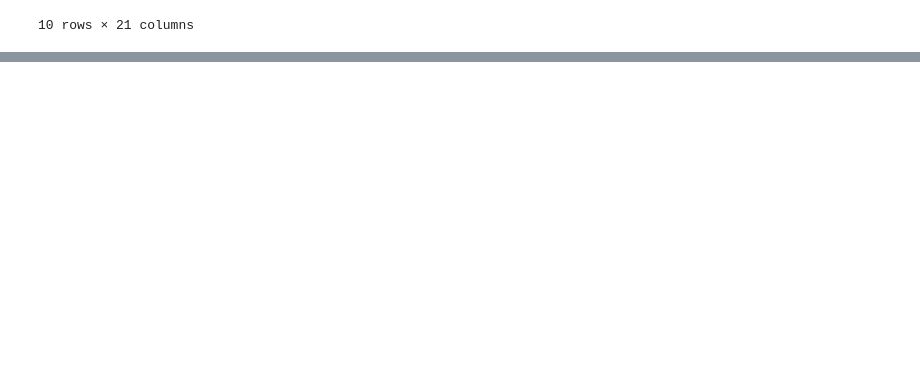
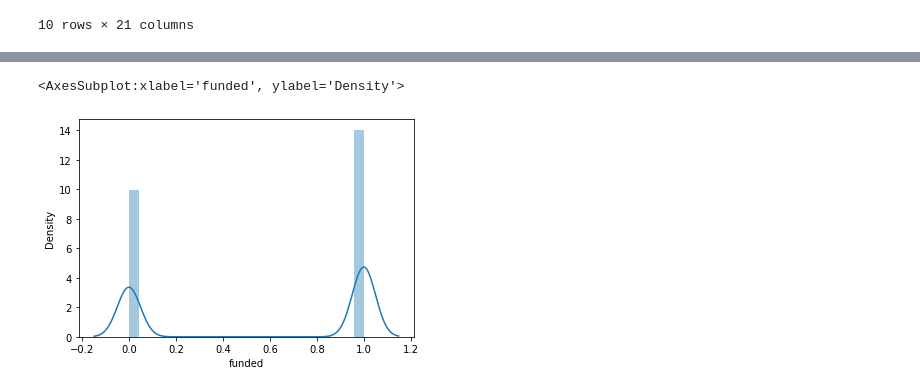
Before and after one commit to d-istratii/DataScienceVU, a Jupyter notebook: model.ipynb, the cells around one changed output, grey strips where cells are left out. Cells and saved outputs as stored; diff of their text form; code cells hidden in the pictures; blank space fills up the shorter version.

```diff
--- a/model.ipynb
+++ b/model.ipynb
@@ -56,0 +88,5 @@ Name: backers_count, dtype: float64
+# %%
+sns.distplot(dataFrame['funded'])
+# %% [output]
+<AxesSubplot:xlabel='funded', ylabel='Density'>
+[figure, added]
```
Also changed, not shown: parts of 29 cells of this notebook.
